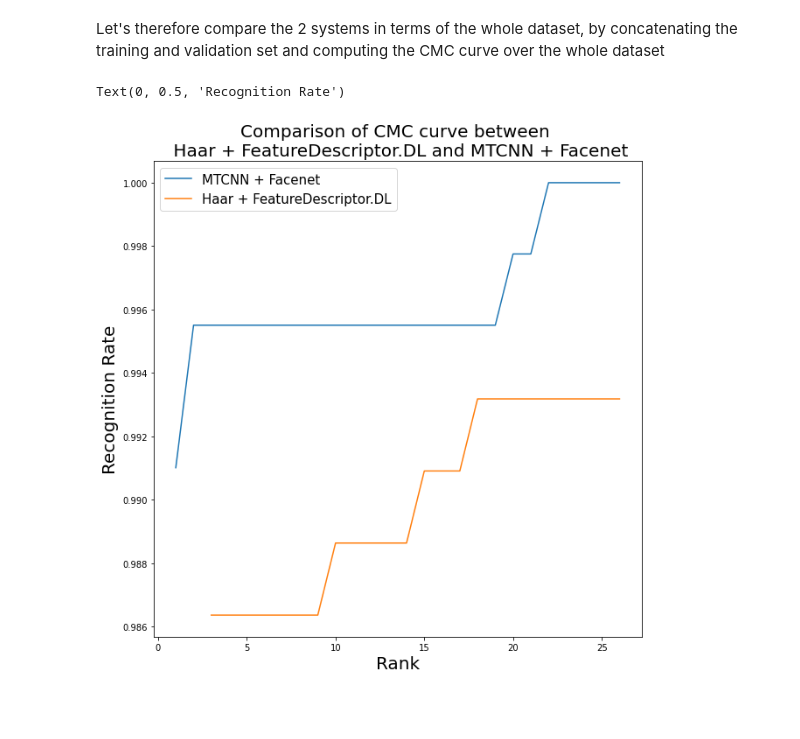
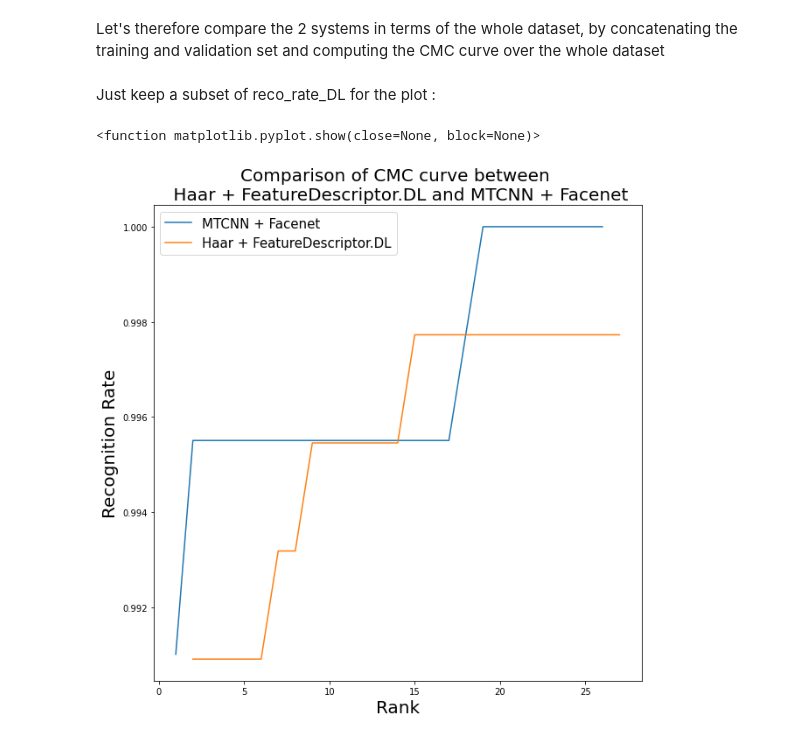
Before and after one commit to denizsoysal/biometrics, a Jupyter notebook: assignments/assignment3/Assignment3/assignment_3_2022.ipynb, the cells around one changed output. Saved outputs shown, nothing was run; the diff lists cells and outputs as text; code cells hidden in the pictures; blank space fills up the shorter version.

```diff
--- a/assignments/assignment3/Assignment3/assignment_3_2022.ipynb
+++ b/assignments/assignment3/Assignment3/assignment_3_2022.ipynb
@@ -1572,7 +1574,7 @@ def hogDetectFaces(image, hog_face_detector, display = True):
         plt.figure(figsize=[5,5])
         plt.imshow(output_image[:,:,::-1]);plt.title("Output");
 
-    return [x1,y1,x2,y2],output_image,time_take
+    return [x1,y1,x2,y2],output_image,time_taken
 # %%
 [x1,y1,x2,y2],output_image,time_taken = hogDetectFaces(train[55], hog_face_detector, display=True)
 # %% [output]
@@ -1659,9 +1661,21 @@ As we can see, we obtain 0.5199449170496094 for MTCNN and 0.42876608602532357 fo
 print("In order: ground truth, dlib, mtcnn")
 boxA ,face_arrayA =ground_truth_detection(train[55],ground_truth_bbox[55])
 boxB ,face_arrayB,time_taken_hog = hogDetectFaces(train[55], hog_face_detector)
-boxC,face_arrayC,time_taken_mtcnn =  extract_face(train[55])
+boxC,face_arrayC,time_taken_mtcnn,output_image =  extract_face(train[55])
 # %% [output]
 In order: ground truth, dlib, mtcnn
 [figure]
 [figure]
 [figure]
+# %%
+fig, ax = plt.subplots(1,3, figsize=(20,30))
+
+face =[face_arrayA, face_arrayB,output_image]
+method = ["ground truth", "dlib", "mtcnn"]
+for i, ax in enumerate(fig.axes):
+    ax.imshow(face[i][:,:,::-1])
+    ax.set_title("Face detected, " +method[i] , fontsize=20)
+
+
+plt.savefig('report_images/face_detection.png')
+plt.show()
@@ -2165,6 +2178,10 @@ Let's therefore compare the 2 systems in terms of the whole dataset, by concaten
 x = np.concatenate((trainX, valX), axis=0)
 # %%
 y = np.concatenate((trainy, valy), axis=0)
+# %% [markdown]
+Just keep a subset of reco_rate_DL for the plot :
+# %%
+reco_rate_DL_cropped = reco_rate_DL[1:27]
 # %%
 #In the variable "pred", we have saved the prediction of the models for all the classes for each input label
 prediction = model_SVC.predict_proba(x)
@@ -2186,33 +2203,33 @@ for i in range(0,predictions.shape[0]):
     by=list(predictions.iloc[i].to_frame().columns),axis=0,ascending=False).transpose()
     #we save the actual label
     #note that prediction=0 correspond to person_001
     subject_id = y[i]
     #this list if for the "j" id with highest similarities
     highest_similarities_id  = []
     for j in range(1,27):
         #for each "j", we append the highest similarity id
         #this list will then accumulates as "j" grows
         highest_similarities_id.append(predictions_sorted.columns[j-1])
         #if the subject id is in the list, we set the value of the corresponding dataframe cell to 1
         if subject_id in highest_similarities_id:
             recognized_df.at[i,j] =  1
         else:
             recognized_df.at[i,j] =  0
 
 #we can now sum over all rows (subject_id)
 #by dividing by matrix_length, we should get the recognition rate
 recognition_rate = recognized_df.sum(axis=0)/predictions.shape[0]
 
 fig, axis = plt.subplots(1,1,figsize=(10,10))
 axis.plot(np.arange(1, 27), recognition_rate,label='MTCNN + Facenet')
-axis.plot(reco_rate_DL, label='Haar + FeatureDescriptor.DL')
+axis.plot(reco_rate_DL_cropped, label='Haar + FeatureDescriptor.DL')
 # axis.title.set_text("Comparison of CMC curve between \n Haar + FeatureDescriptor.DL and MTCNN + Facenet")
 axis.set_title("Comparison of CMC curve between \n Haar + FeatureDescriptor.DL and MTCNN + Facenet", fontdict={'fontsize':20})
 axis.legend(fontsize=15)
 axis.set_xlabel('Rank',fontsize=20)
 axis.set_ylabel('Recognition Rate',fontsize=20)
 plt.savefig('report_images/CMC_haar_MTCNN.png')
 plt.show
 # %% [output]
-Text(0, 0.5, 'Recognition Rate')
+<function matplotlib.pyplot.show(close=None, block=None)>
-[figure, old version]
+[figure, new version]
```
Also changed, not shown: parts of 26 cells of this notebook.
